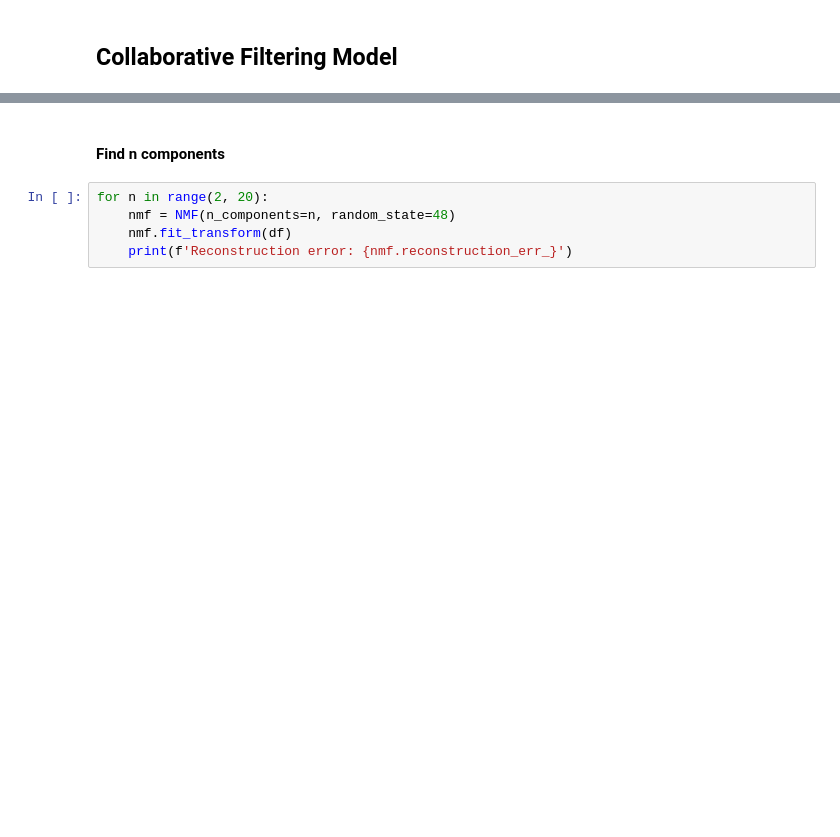
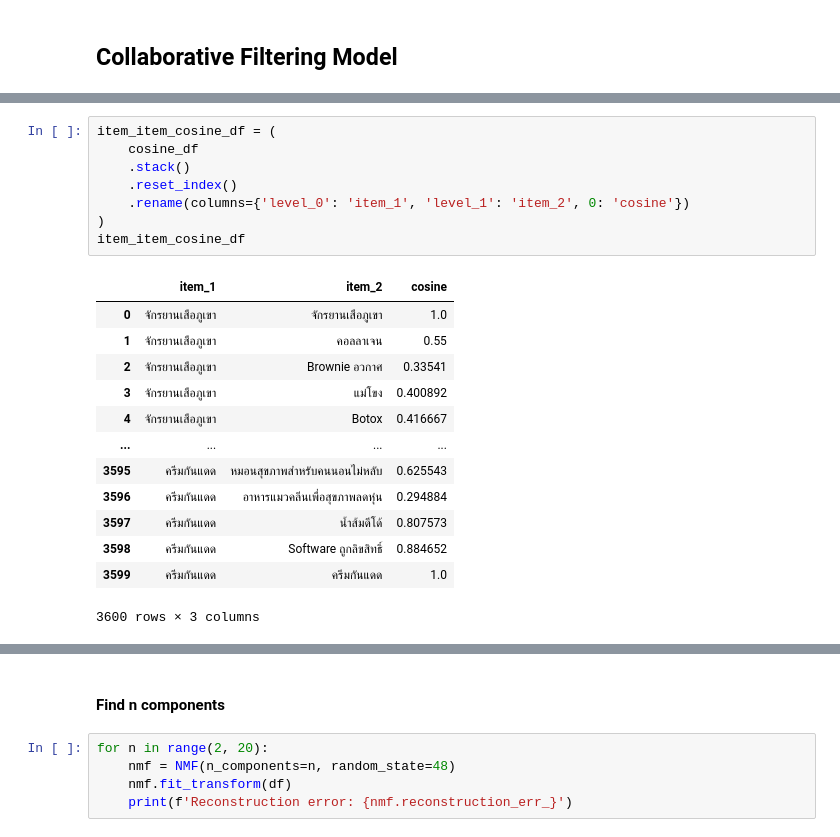
Before and after one commit to scriptkiid/BADS7105-CRM-analytics-and-intelligencece, a Jupyter notebook: Homework 07 – Product Recommendation/notebook.ipynb, the cells around one changed output, grey strips where cells are left out. Drawn from its saved outputs; the diff is of its cells as text; blank space fills up the shorter version.

```diff
--- a/Homework 07 – Product Recommendation/notebook.ipynb
+++ b/Homework 07 – Product Recommendation/notebook.ipynb
@@ -273,0 +294,22 @@ plt.show()
+# %%
+item_item_cosine_df = (
+    cosine_df
+    .stack()
+    .reset_index()
+    .rename(columns={'level_0': 'item_1', 'level_1': 'item_2', 0: 'cosine'})
+)
+item_item_cosine_df
+# %% [output]
+|  | item_1 | item_2 | cosine |
+| 0 | จักรยานเสือภูเขา | จักรยานเสือภูเขา | 1.0 |
+| 1 | จักรยานเสือภูเขา | คอลลาเจน | 0.55 |
+| 2 | จักรยานเสือภูเขา | Brownie อวกาศ | 0.33541 |
+| 3 | จักรยานเสือภูเขา | แม่โขง | 0.400892 |
+| 4 | จักรยานเสือภูเขา | Botox | 0.416667 |
+| ... | ... | ... | ... |
+| 3595 | ครีมกันแดด | หมอนสุขภาพสำหรับคนนอนไม่หลับ | 0.625543 |
+| 3596 | ครีมกันแดด | อาหารแมวคลีนเพื่อสุขภาพลดหุ่น | 0.294884 |
+| 3597 | ครีมกันแดด | น้ำส้มดีโด้ | 0.807573 |
+| 3598 | ครีมกันแดด | Software ถูกลิขสิทธิ์ | 0.884652 |
+| 3599 | ครีมกันแดด | ครีมกันแดด | 1.0 |
+3600 rows × 3 columns
```
Also changed, not shown: parts of 12 cells of this notebook.
